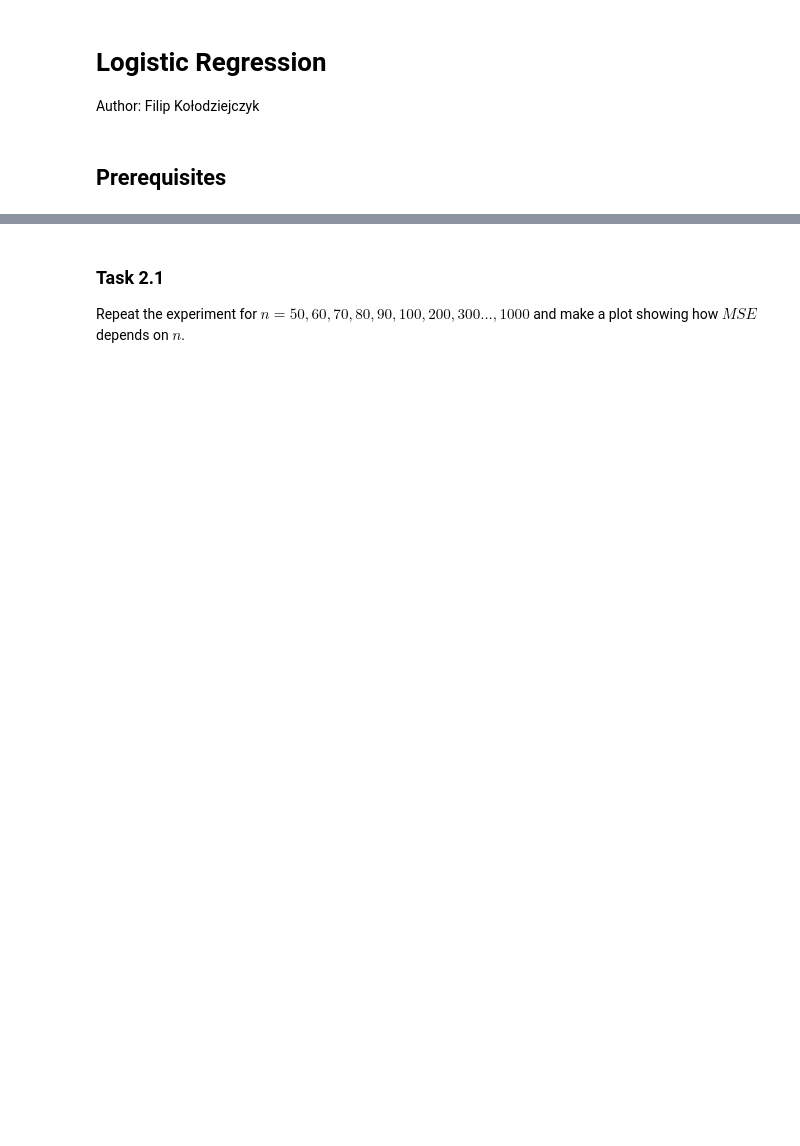
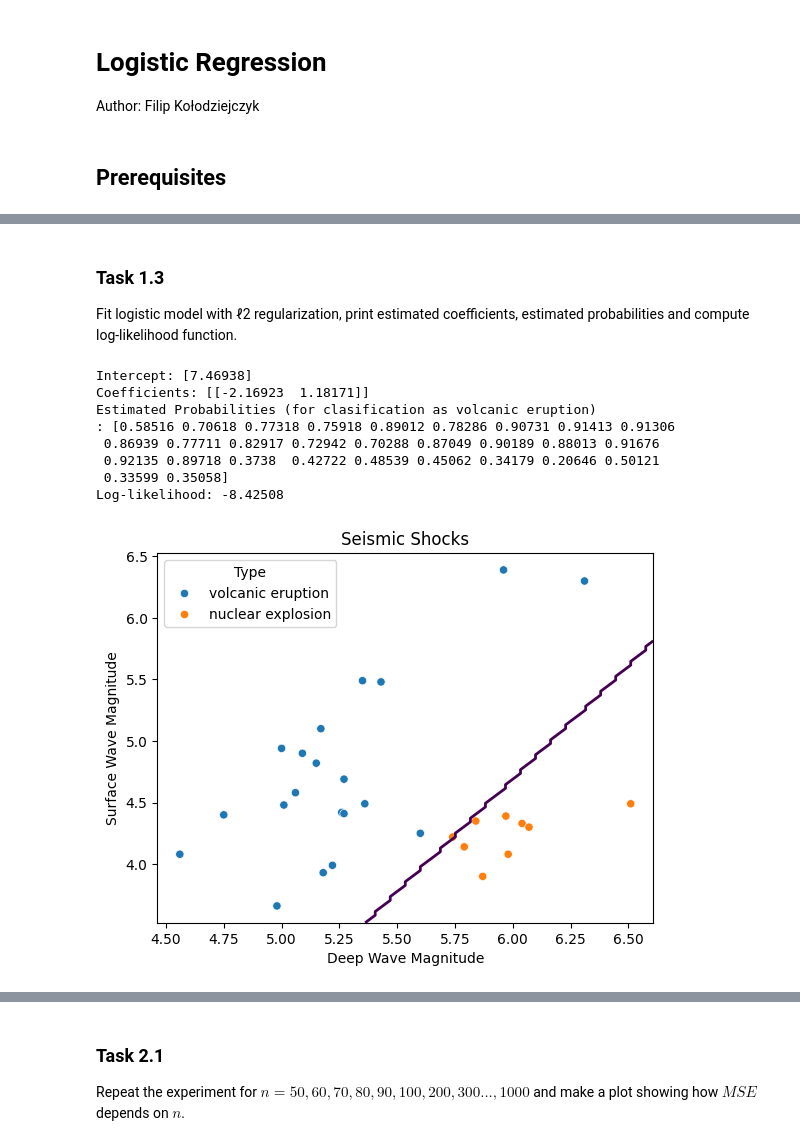
Before and after one commit to FilipKolodziejczyk/advanced-ml, a Jupyter notebook: lab2/lab2.ipynb, the cells around one changed output, grey strips where cells are left out. Saved outputs shown, nothing was run; the diff lists cells and outputs as text; code cells hidden in the pictures; blank space fills up the shorter version.

```diff
--- a/lab2/lab2.ipynb
+++ b/lab2/lab2.ipynb
@@ -24,3 +107,44 @@ $$\hat{\Beta}, \hat{\Beta_0} = \argmax_{\beta, \beta_0} [-L(\beta, \beta_0) + \l
+# %% [markdown]
+### Task 1.3
+
+Fit logistic model with ℓ2 regularization, print estimated coefficients, estimated probabilities and compute log-likelihood function.
+# %%
+model = LogisticRegression(penalty='l2')
+model.fit(X, y)
+
+print(f'Intercept: {model.intercept_}')
+print(f'Coefficients: {model.coef_}')
+
+proba = model.predict_proba(X)
+print(f'Estimated Probabilities (for clasification as volcanic eruption)\n: {proba[:, 1]}')
+
+proba = proba.clip(0.00001, 0.99999) # Avoid log(0) and log(1)
+log_likelihood = np.sum(y * np.log(proba[:, 1]) + (1 - y) * np.log(1 - proba[:, 1]))
+print(f'Log-likelihood: {log_likelihood:.5f}')
+
+sns.scatterplot(data=data, x='body', y='surface', hue='popn')
+plt.title('Seismic Shocks')
+plt.xlabel('Deep Wave Magnitude')
+plt.ylabel('Surface Wave Magnitude')
+plt.legend(title='Type')
+
+x_min, x_max = plt.xlim()
+y_min, y_max = plt.ylim()
+xx, yy = np.meshgrid(np.linspace(x_min, x_max, 100), np.linspace(y_min, y_max, 100))
+Z = model.predict(np.c_[xx.ravel(), yy.ravel()])
+Z = Z.reshape(xx.shape)
+plt.contour(xx, yy, Z, levels=[0.5], linewidths=2)
+plt.show()
+# %% [output]
+Intercept: [7.46938]
+Coefficients: [[-2.16923  1.18171]]
+Estimated Probabilities (for clasification as volcanic eruption)
+: [0.58516 0.70618 0.77318 0.75918 0.89012 0.78286 0.90731 0.91413 0.91306
+ 0.86939 0.77711 0.82917 0.72942 0.70288 0.87049 0.90189 0.88013 0.91676
+ 0.92135 0.89718 0.3738  0.42722 0.48539 0.45062 0.34179 0.20646 0.50121
+ 0.33599 0.35058]
+Log-likelihood: -8.42508
+[figure, added]
 # %% [markdown]
 ## Task 2
 
```
Also changed, not shown: parts of 14 cells of this notebook, 1 other file.
